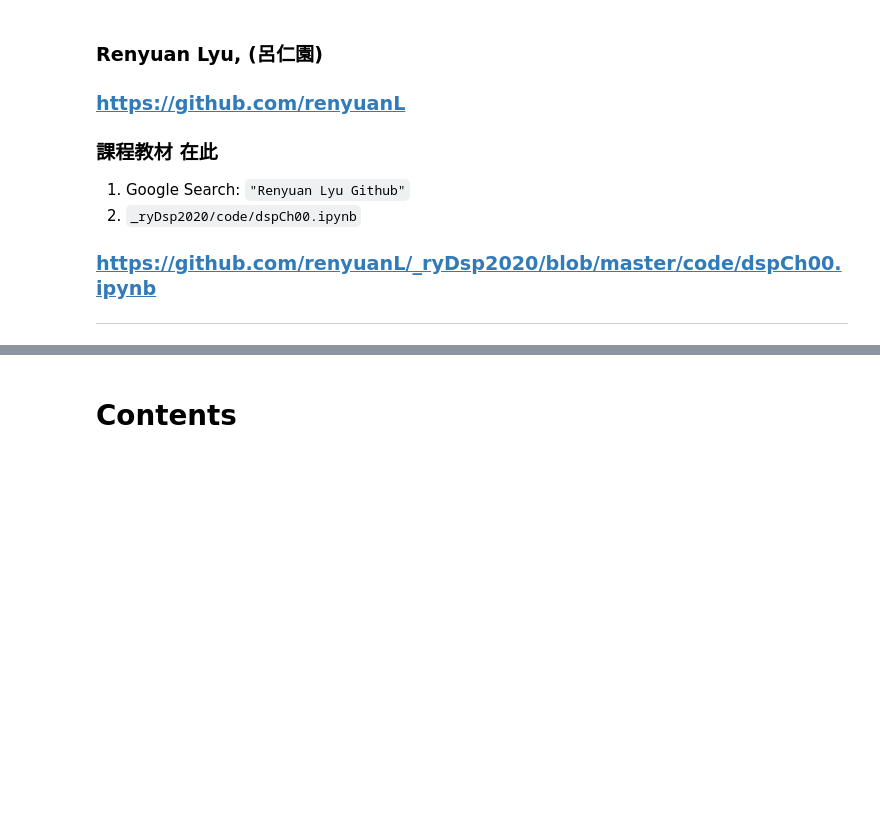
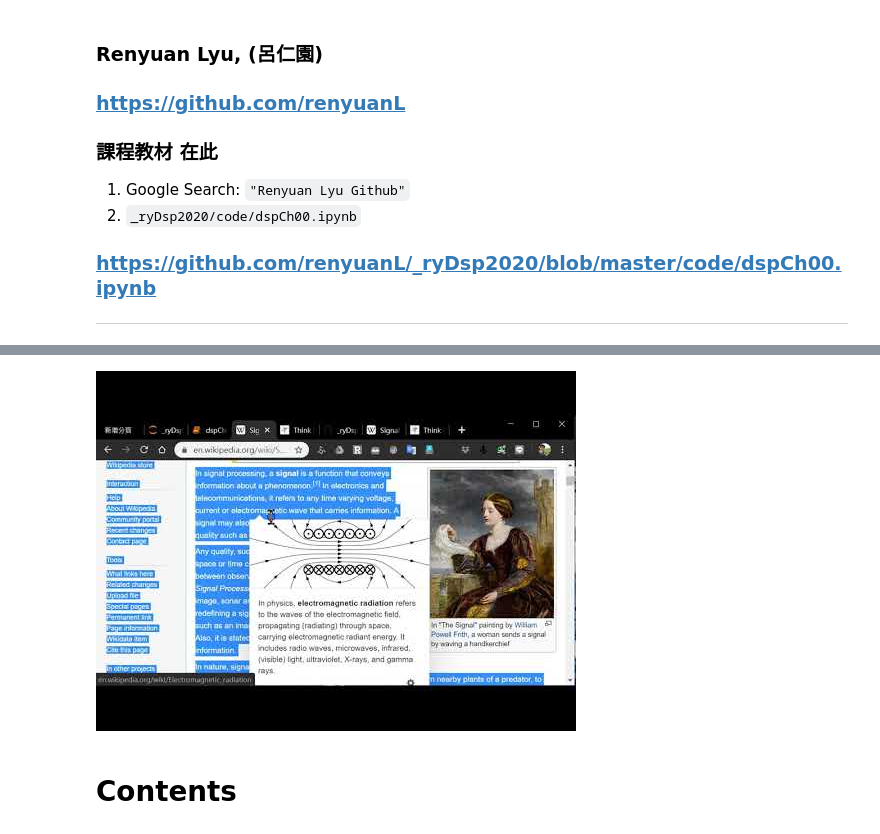
Before and after one commit to renyuanL/_ryDsp2020, a Jupyter notebook: code/dspCh00.ipynb, the cells around one changed output, grey strips where cells are left out. Saved outputs shown, nothing was run; the diff lists cells and outputs as text; code cells hidden in the pictures; blank space fills up the shorter version.

```diff
--- a/code/dspCh00.ipynb
+++ b/code/dspCh00.ipynb
@@ -27,6 +28,11 @@
 - by Allen Downey
 
 ![](https://images-na.ssl-images-amazon.com/images/I/418A0nrawUL._SX379_BO1,204,203,200_.jpg)
+# %%
+from IPython.display import YouTubeVideo
+YouTubeVideo("CAGnf7E5kEI")
+# %% [output]
+[figure, added]
 # %% [markdown]
 # Contents
 # %% [markdown]
```
Also changed, not shown: parts of 1 cell of this notebook.
